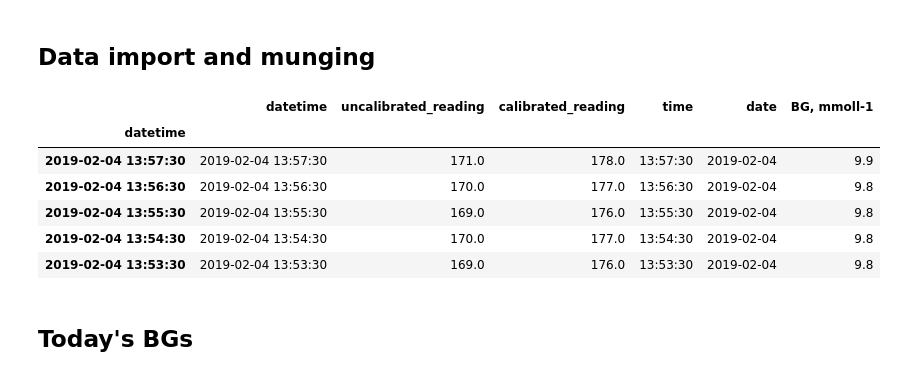
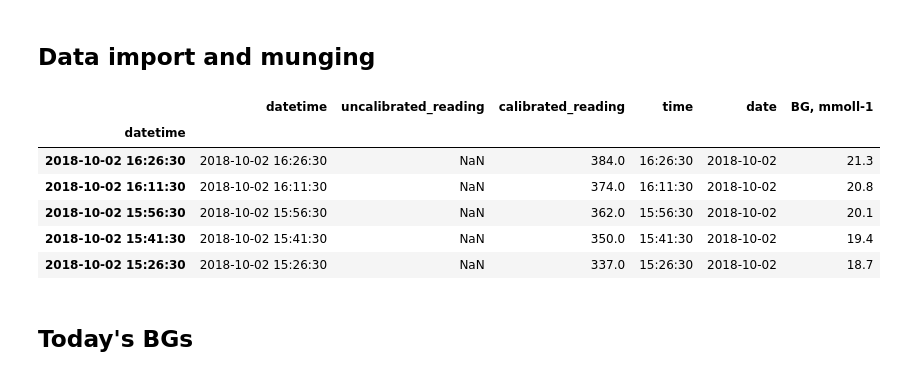
Before and after one commit to dougkelly88/blood-sugar-visualisation, a Jupyter notebook: BG visualisation.ipynb, the cells around one changed output. Cells and saved outputs as stored; diff of their text form; code cells hidden in the pictures.

```diff
--- a/BG visualisation.ipynb
+++ b/BG visualisation.ipynb
@@ -39,27 +40,27 @@ plt.rcParams['figure.figsize'] = [10, 10]
 # %%
 # import real data
 df = pd.read_csv('C:\\Users\\Doug\\Dropbox\\Apps\\Glimp\\GlicemiaMisurazioni.csv.gz',
                 compression='gzip',
                 header=None,
                 sep=';',
                 encoding='utf-16-le',
                 usecols=[1,4,5],
                 names=['datetime', 'uncalibrated_reading', 'calibrated_reading'])
 
 df['datetime'] = pd.to_datetime(df['datetime'], format='%d/%m/%Y %H.%M.%S').dt.round('1s');
 df.set_index(df['datetime'], inplace=True)
 df['time'] = df['datetime'].dt.time
 df['date'] = df['datetime'].dt.date
 df['BG, mmoll-1'] = (df['calibrated_reading']/18.0).round(1)
-df.head()
+df.tail()
 # %% [output]
 |  | datetime | uncalibrated_reading | calibrated_reading | time | date | BG, mmoll-1 |
 | datetime |  |  |  |  |  |  |
-| 2019-02-04 13:57:30 | 2019-02-04 13:57:30 | 171.0 | 178.0 | 13:57:30 | 2019-02-04 | 9.9 |
-| 2019-02-04 13:56:30 | 2019-02-04 13:56:30 | 170.0 | 177.0 | 13:56:30 | 2019-02-04 | 9.8 |
-| 2019-02-04 13:55:30 | 2019-02-04 13:55:30 | 169.0 | 176.0 | 13:55:30 | 2019-02-04 | 9.8 |
-| 2019-02-04 13:54:30 | 2019-02-04 13:54:30 | 170.0 | 177.0 | 13:54:30 | 2019-02-04 | 9.8 |
-| 2019-02-04 13:53:30 | 2019-02-04 13:53:30 | 169.0 | 176.0 | 13:53:30 | 2019-02-04 | 9.8 |
+| 2018-10-02 16:26:30 | 2018-10-02 16:26:30 | NaN | 384.0 | 16:26:30 | 2018-10-02 | 21.3 |
+| 2018-10-02 16:11:30 | 2018-10-02 16:11:30 | NaN | 374.0 | 16:11:30 | 2018-10-02 | 20.8 |
+| 2018-10-02 15:56:30 | 2018-10-02 15:56:30 | NaN | 362.0 | 15:56:30 | 2018-10-02 | 20.1 |
+| 2018-10-02 15:41:30 | 2018-10-02 15:41:30 | NaN | 350.0 | 15:41:30 | 2018-10-02 | 19.4 |
+| 2018-10-02 15:26:30 | 2018-10-02 15:26:30 | NaN | 337.0 | 15:26:30 | 2018-10-02 | 18.7 |
 # %% [markdown]
 ## Today's BGs
 # %%
```
Also changed, not shown: parts of 8 cells of this notebook, 1 other file.
